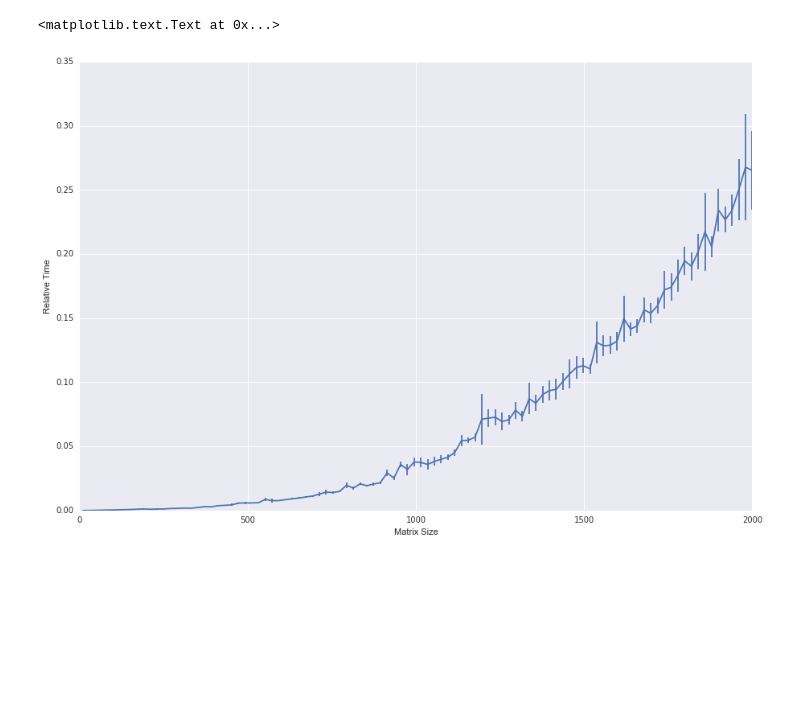
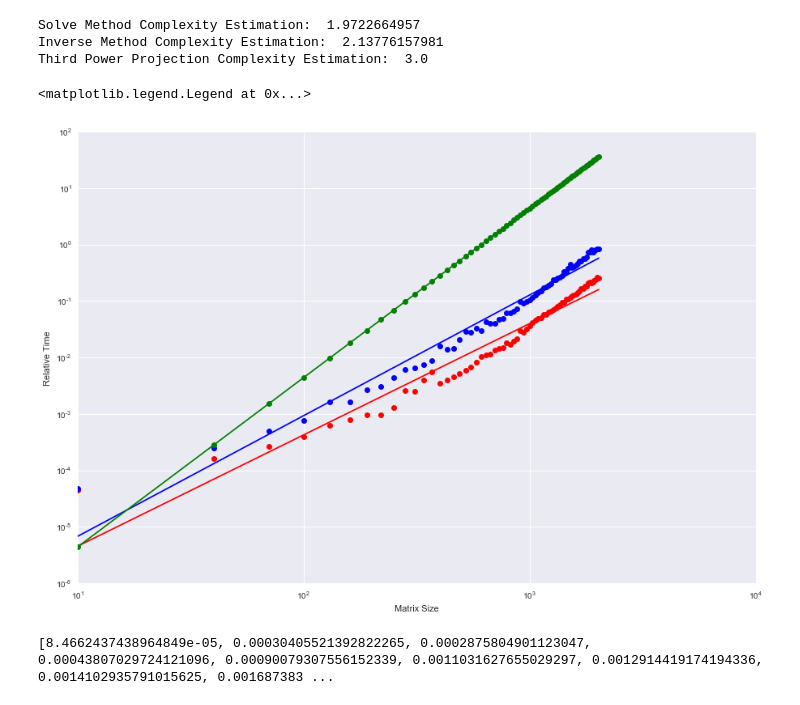
Before and after one commit to JoaoCarabetta/EMAP-Mestrado, a Jupyter notebook: AlgLin/Lista0.ipynb, the cells around one changed output. Saved outputs shown, nothing was run; the diff lists cells and outputs as text; code cells hidden in the pictures; blank space fills up the shorter version.

```diff
--- a/AlgLin/Lista0.ipynb
+++ b/AlgLin/Lista0.ipynb
@@ -8,0 +21,9 @@ matplotlib.rcParams['figure.figsize'] = (15,10)
+# %%
+n = 3
+a, b, x = np.tril(np.random.rand(n, n)), np.random.rand(n), np.zeros(3)
+for i in range(n):
+    soma = 0
+    for j in range(i+1):
+        if i == j:
+            x[i] = (b[i] + soma) / a[i,j]
+        soma += x[i] * a[i, j]
@@ -26,7 +57,47 @@ for n in range(start, finish+step, step):
-# %%
-plt.errorbar(x, medias[:-1], yerr=yerr[:-1])
-plt.xlabel('Matrix Size')
-plt.ylabel('Relative Time')
-# %% [output]
-<matplotlib.text.Text at 0x...>
-[figure, removed]
+# %%
+media_solve, yerr_solve = calculate_time()
+# %%
+media_inv, yerr_inv = calculate_time(which='inv')
+# %%
+def fit(x, medias):
+    logx = np.log(x)
+    logy = np.log(medias)
+    coeffs = np.polyfit(logx,logy,deg=1)
+    poly = np.poly1d(coeffs)
+    yfit = lambda x: np.exp(poly(np.log(x)))
+    return yfit, coeffs
+# %%
+start, finish, step = 10, 2000, 30
+x = [i for i in range(start, finish+step, 30)]
+
+
+fit_final, coeffs = fit(x, media_solve)
+plt.loglog(x, fit_final(x), color='r')
+print('Solve Method Complexity Estimation: ', coeffs[0])
+
+fit_final, coeffs = fit(x, media_inv)
+plt.loglog(x, fit_final(x), color='b')
+print('Inverse Method Complexity Estimation: ', coeffs[0])
+
+terceira = [media_solve[0]/10000*np.power(i, 3) for i in range(start, finish+step, 30)]
+fit_final, coeffs = fit(x, terceira)
+plt.loglog(x, fit_final(x), color='g')
+print('Third Power Projection Complexity Estimation: ', coeffs[0])
+
+plt.loglog(x, media_solve, ls='None', marker='o', color='r')
+plt.loglog(x, media_inv, ls='None', marker='o', color='b')
+plt.loglog(x, terceira, ls='None', marker='o', color='g')
+plt.xlabel('Matrix Size')
+plt.ylabel('Relative Time')
+plt.legend([])
+# %% [output]
+Solve Method Complexity Estimation:  1.9722664957
+Inverse Method Complexity Estimation:  2.13776157981
+Third Power Projection Complexity Estimation:  3.0
+<matplotlib.legend.Legend at 0x...>
+[figure, added]
+# %%
+start, finish, step = 10, 2000, 20
+print(media_solve)
+# %% [output]
+[8.4662437438964849e-05, 0.00030405521392822265, 0.0002875804901123047, 0.00043807029724121096, 0.00090079307556152339, 0.0011031627655029297, 0.0012914419174194336, 0.0014102935791015625, 0.001687383 ...
```
Also changed, not shown: parts of 6 cells of this notebook.
